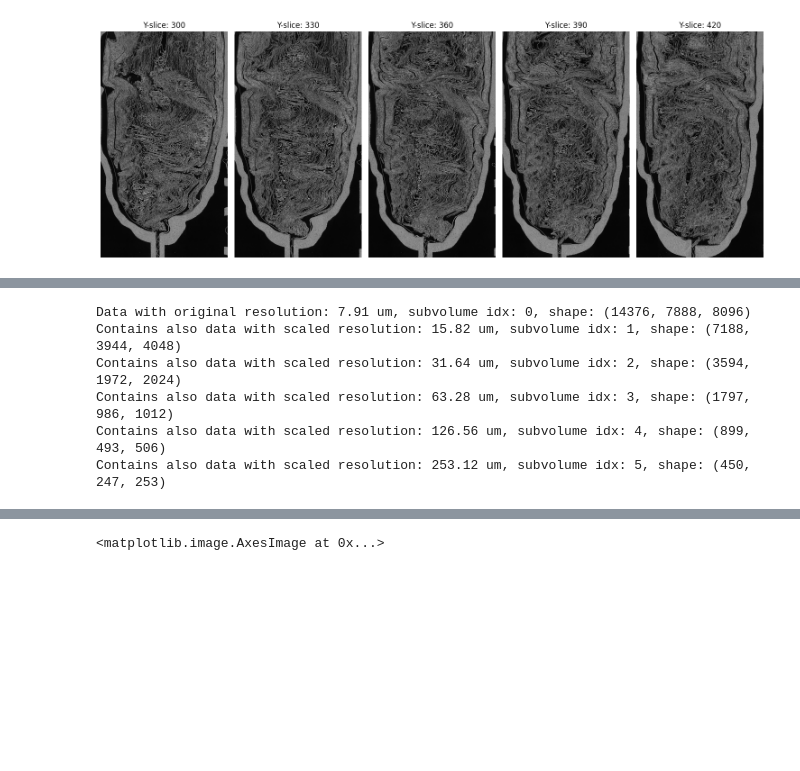
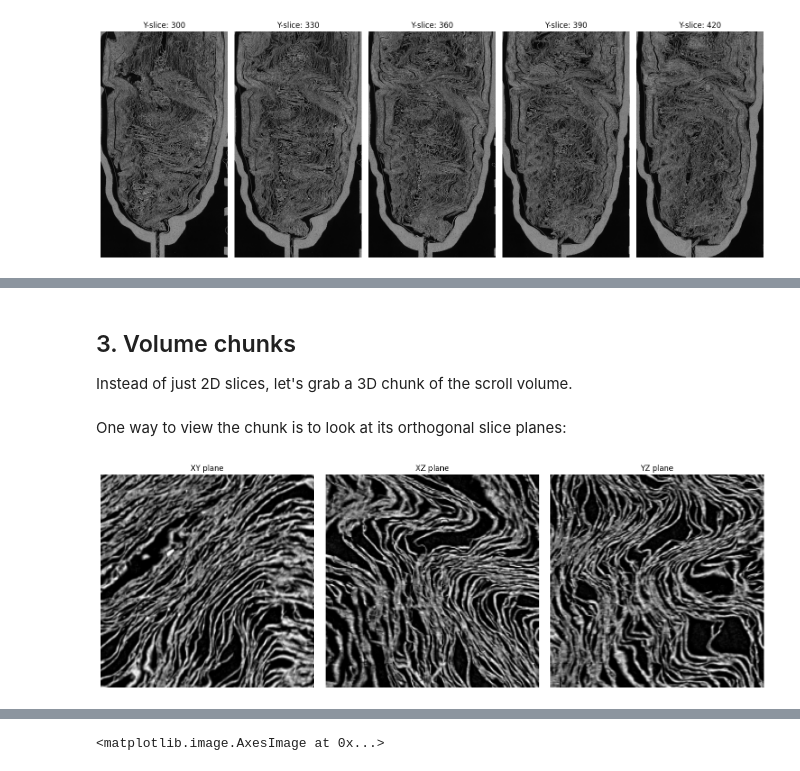
Before and after one commit to ScrollPrize/vesuvius, a Jupyter notebook: notebooks/example1_data_access.ipynb, the cells around one changed output, grey strips where cells are left out. Saved outputs shown, nothing was run; the diff lists cells and outputs as text; code cells hidden in the pictures; blank space fills up the shorter version.

```diff
--- a/notebooks/example1_data_access.ipynb
+++ b/notebooks/example1_data_access.ipynb
@@ -117 +99,5 @@ import numpy as np
+# %% [markdown]
+## 3. Volume chunks
+
+Instead of just 2D slices, let's grab a 3D chunk of the scroll volume.
 # %%
@@ -119,9 +105,0 @@ scroll= Volume("Scroll1", normalize=True) # normalize True activates normalizati
-# %%
-scroll.meta() # print the available subvolumes
-# %% [output]
-Data with original resolution: 7.91 um, subvolume idx: 0, shape: (14376, 7888, 8096)
-Contains also data with scaled resolution: 15.82 um, subvolume idx: 1, shape: (7188, 3944, 4048)
-Contains also data with scaled resolution: 31.64 um, subvolume idx: 2, shape: (3594, 1972, 2024)
-Contains also data with scaled resolution: 63.28 um, subvolume idx: 3, shape: (1797, 986, 1012)
-Contains also data with scaled resolution: 126.56 um, subvolume idx: 4, shape: (899, 493, 506)
-Contains also data with scaled resolution: 253.12 um, subvolume idx: 5, shape: (450, 247, 253)
@@ -129,0 +106,24 @@ hist = np.histogram(scroll[1800:2000,1000:1200,1000:1200,2])
+# %% [markdown]
+One way to view the chunk is to look at its orthogonal slice planes:
+# %%
+fig, axes = plt.subplots(1, 3, figsize=(15, 5))
+
+# XY
+axes[0].imshow(chunk[100, :, :], cmap='gray')
+axes[0].set_title('XY plane')
+axes[0].axis('off')
+
+# XZ
+axes[1].imshow(chunk[:, 100, :], cmap='gray')
+axes[1].set_title('XZ plane')
+axes[1].axis('off')
+
+# YZ
+axes[2].imshow(chunk[:, :, 100], cmap='gray')
+axes[2].set_title('YZ plane')
+axes[2].axis('off')
+
+plt.tight_layout()
+plt.show()
+# %% [output]
+[figure, added]
```
Also changed, not shown: parts of 43 cells of this notebook.
